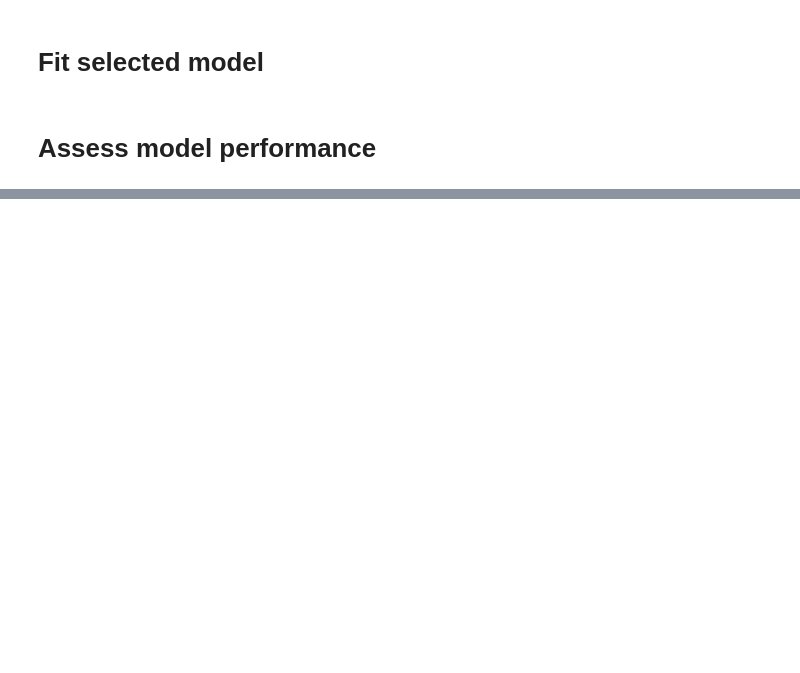
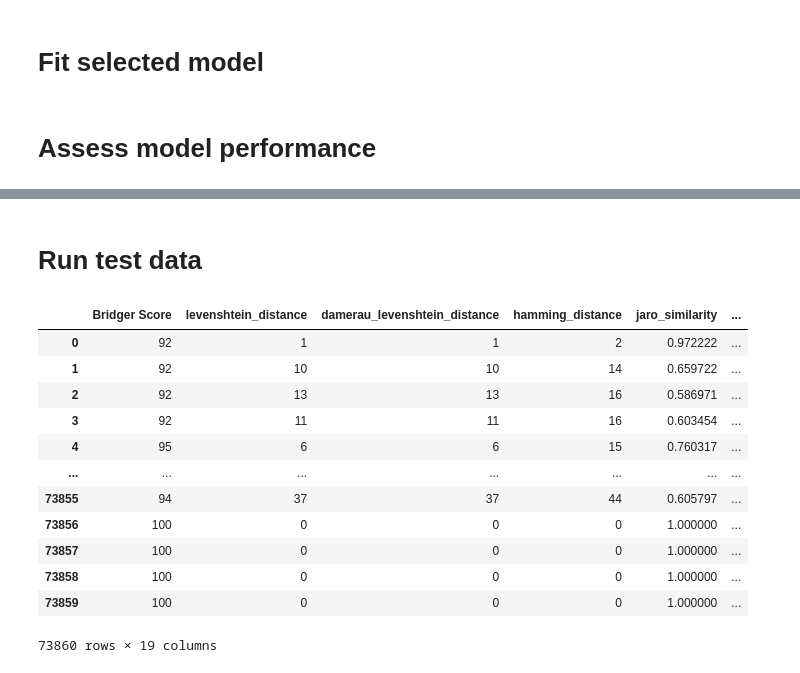
Before and after one commit to miki727/ABCNY_Project, a Jupyter notebook: Machine learning/Shuning Ma/ml_model_binary_noscore.ipynb, the cells around one changed output, grey strips where cells are left out. Cells and saved outputs as stored; diff of their text form; code cells hidden in the pictures; blank space fills up the shorter version.

```diff
--- a/Machine learning/Shuning Ma/ml_model_binary_noscore.ipynb
+++ b/Machine learning/Shuning Ma/ml_model_binary_noscore.ipynb
@@ -395,0 +399,19 @@ tn: 2758
+# %% [markdown]
+# Run test data
+# %%
+df_test = pd.read_csv('New_ML_Data.csv')
+df_test
+# %% [output]
+|  | Bridger Score | levenshtein_distance | damerau_levenshtein_distance | hamming_distance | jaro_similarity | ... |
+| 0 | 92 | 1 | 1 | 2 | 0.972222 | ... |
+| 1 | 92 | 10 | 10 | 14 | 0.659722 | ... |
+| 2 | 92 | 13 | 13 | 16 | 0.586971 | ... |
+| 3 | 92 | 11 | 11 | 16 | 0.603454 | ... |
+| 4 | 95 | 6 | 6 | 15 | 0.760317 | ... |
+| ... | ... | ... | ... | ... | ... | ... |
+| 73855 | 94 | 37 | 37 | 44 | 0.605797 | ... |
+| 73856 | 100 | 0 | 0 | 0 | 1.000000 | ... |
+| 73857 | 100 | 0 | 0 | 0 | 1.000000 | ... |
+| 73858 | 100 | 0 | 0 | 0 | 1.000000 | ... |
+| 73859 | 100 | 0 | 0 | 0 | 1.000000 | ... |
+73860 rows × 19 columns
```
Also changed, not shown: parts of 13 cells of this notebook.
